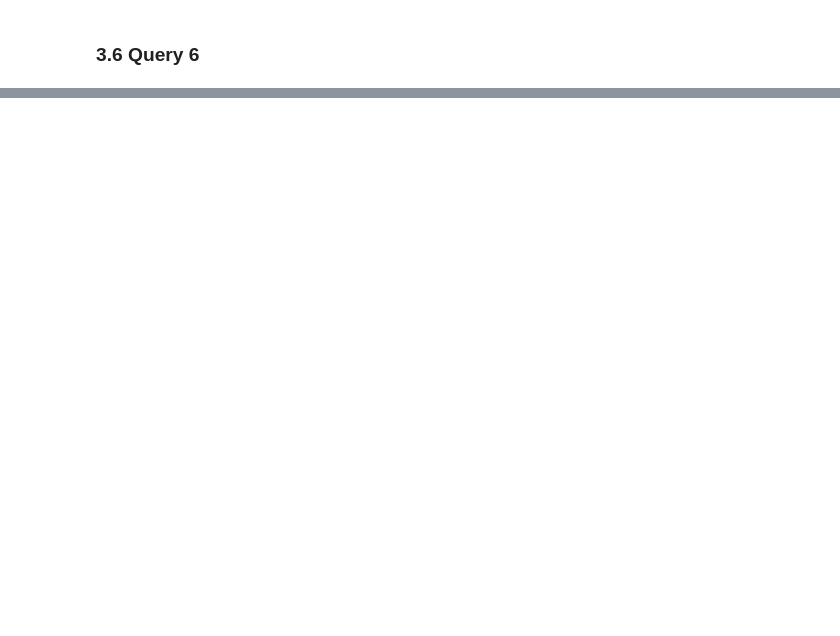
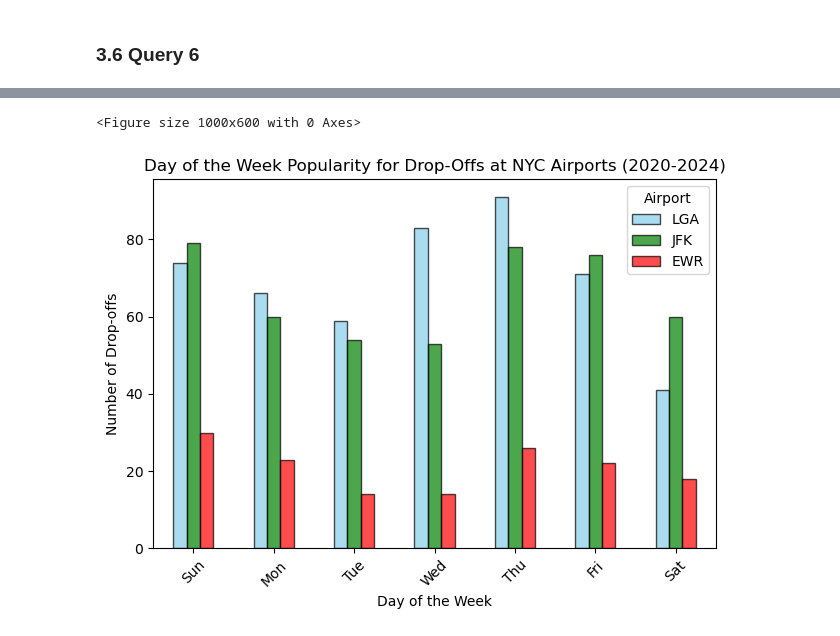
Before and after one commit to Zijie-Jessie/Final_project, a Jupyter notebook: Final_Project_Group_18.ipynb, the cells around one changed output, grey strips where cells are left out. Cells and saved outputs as stored; diff of their text form; code cells hidden in the pictures; blank space fills up the shorter version.

```diff
--- a/Final_Project_Group_18.ipynb
+++ b/Final_Project_Group_18.ipynb
@@ -1117,0 +1354,79 @@ ophelia_hourly_data_df
+# %%
+# Connect to SQLite database
+conn = sqlite3.connect('project.db')
+
+# Query to load yellow_taxi data (dropoff details)
+yellow_taxi_query = """
+SELECT
+    strftime('%Y-%m-%d', tpep_dropoff_datetime) AS dropoff_date,
+    strftime('%w', tpep_dropoff_datetime) AS day_of_week,
+    dropoff_latitude,
+    dropoff_longitude
+FROM yellow_taxi
+"""
+yellow_taxi = pd.read_sql_query(yellow_taxi_query, conn)
+
+# Query to load hvfhv (Uber) data (dropoff details)
+hvfhv_query = """
+SELECT
+    strftime('%Y-%m-%d', dropoff_datetime) AS dropoff_date,
+    strftime('%w', dropoff_datetime) AS day_of_week,
+    dropoff_latitude,
+    dropoff_longitude
+FROM hvfhv
+"""
+hvfhv = pd.read_sql_query(hvfhv_query, conn)
+
+# Define bounding boxes for the three airports
+def is_within_bbox(lat, lon, bbox):
+    lat_min, lat_max, lon_min, lon_max = bbox
+    return lat_min <= lat <= lat_max and lon_min <= lon <= lon_max
+
+# Bounding boxes for airports
+lga_bbox = (40.7650, 40.7860, -73.8920, -73.8600)  # LGA
+jfk_bbox = (40.6300, 40.6500, -73.8100, -73.7500)  # JFK
+ewr_bbox = (40.6800, 40.7400, -74.2100, -74.1500)  # EWR
+
+# Filter data for each airport based on coordinates
+yellow_taxi_lga = yellow_taxi[yellow_taxi.apply(lambda row: is_within_bbox(row['dropoff_latitude'], row['dropoff_longitude'], lga_bbox), axis=1)]
+yellow_taxi_jfk = yellow_taxi[yellow_taxi.apply(lambda row: is_within_bbox(row['dropoff_latitude'], row['dropoff_longitude'], jfk_bbox), axis=1)]
+yellow_taxi_ewr = yellow_taxi[yellow_taxi.apply(lambda row: is_within_bbox(row['dropoff_latitude'], row['dropoff_longitude'], ewr_bbox), axis=1)]
+
+hvfhv_lga = hvfhv[hvfhv.apply(lambda row: is_within_bbox(row['dropoff_latitude'], row['dropoff_longitude'], lga_bbox), axis=1)]
+hvfhv_jfk = hvfhv[hvfhv.apply(lambda row: is_within_bbox(row['dropoff_latitude'], row['dropoff_longitude'], jfk_bbox), axis=1)]
+hvfhv_ewr = hvfhv[hvfhv.apply(lambda row: is_within_bbox(row['dropoff_latitude'], row['dropoff_longitude'], ewr_bbox), axis=1)]
+
+# Combine data from yellow_taxi and hvfhv for each airport
+lga_data = pd.concat([yellow_taxi_lga, hvfhv_lga])
+jfk_data = pd.concat([yellow_taxi_jfk, hvfhv_jfk])
+ewr_data = pd.concat([yellow_taxi_ewr, hvfhv_ewr])
+
+# Group by day of the week (0 = Sunday, 6 = Saturday) and count drop-offs
+lga_day_of_week = lga_data.groupby('day_of_week').size()
+jfk_day_of_week = jfk_data.groupby('day_of_week').size()
+ewr_day_of_week = ewr_data.groupby('day_of_week').size()
+
+# Prepare data for plotting
+day_of_week_labels = ['Sun', 'Mon', 'Tue', 'Wed', 'Thu', 'Fri', 'Sat']
+
+# Create a DataFrame for plotting
+plot_data = pd.DataFrame({
+    'Day of Week': day_of_week_labels,
+    'LGA': lga_day_of_week.values,
+    'JFK': jfk_day_of_week.values,
+    'EWR': ewr_day_of_week.values
+})
+
+# Plot the data
+plt.figure(figsize=(10, 6))
+plot_data.set_index('Day of Week').plot(kind='bar', stacked=False, color=['skyblue', 'green', 'red'], alpha=0.7, edgecolor="black")
+plt.title('Day of the Week Popularity for Drop-Offs at NYC Airports (2020-2024)')
+plt.ylabel('Number of Drop-offs')
+plt.xlabel('Day of the Week')
+plt.xticks(rotation=45)
+plt.legend(title='Airport', labels=['LGA', 'JFK', 'EWR'])
+plt.tight_layout()
+plt.show()
+# %% [output]
+<Figure size 1000x600 with 0 Axes>
+[figure, added]
```
Also changed, not shown: parts of 14 cells of this notebook, 5 other files.
